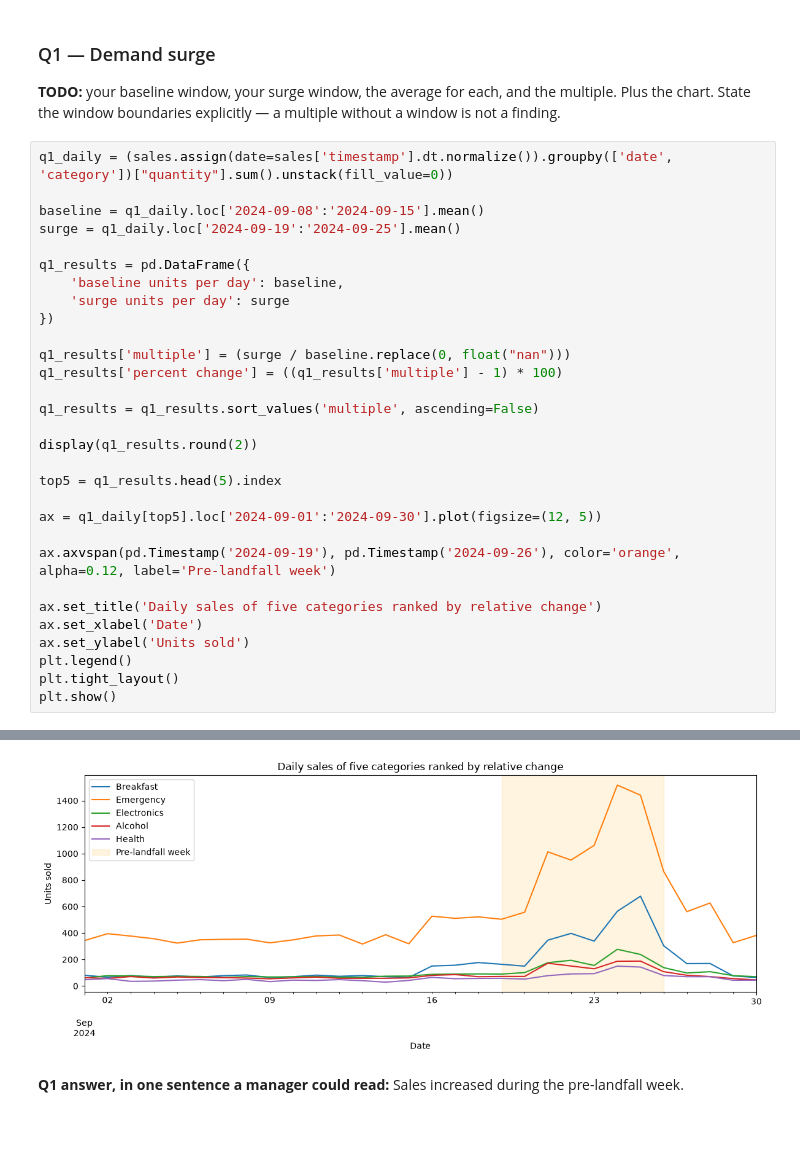
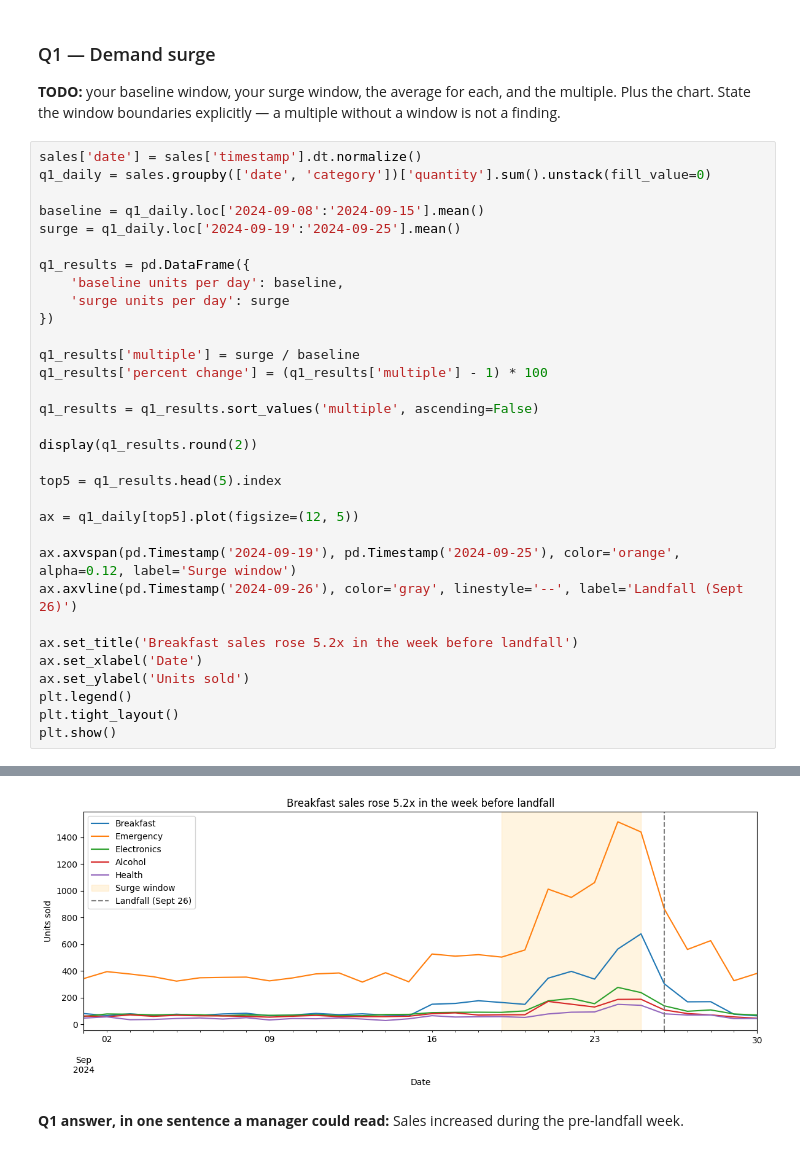
Before and after one commit to hyunderscore/walmart-hurricane-project, a Jupyter notebook: notebooks/2026_10_30_—_Midterm_Progress_—_Lab (1).ipynb, the cells around one changed output, grey strips where cells are left out. Cells and saved outputs as stored; diff of their text form.

Commit message:
made minor updates to Q1-Q3 charts and answers in midterm progress lab

```diff
--- a/notebooks/2026_10_30_—_Midterm_Progress_—_Lab (1).ipynb
+++ b/notebooks/2026_10_30_—_Midterm_Progress_—_Lab (1).ipynb
@@ -257,7 +257,8 @@ rows: 30
 
 **TODO:** your baseline window, your surge window, the average for each, and the multiple. Plus the chart. State the window boundaries explicitly — a multiple without a window is not a finding.
 # %%
-q1_daily = (sales.assign(date=sales['timestamp'].dt.normalize()).groupby(['date', 'category'])["quantity"].sum().unstack(fill_value=0))
+sales['date'] = sales['timestamp'].dt.normalize()
+q1_daily = sales.groupby(['date', 'category'])['quantity'].sum().unstack(fill_value=0)
 
 baseline = q1_daily.loc['2024-09-08':'2024-09-15'].mean()
 surge = q1_daily.loc['2024-09-19':'2024-09-25'].mean()
@@ -267,39 +268,40 @@ q1_results = pd.DataFrame({
     'surge units per day': surge
 })
 
-q1_results['multiple'] = (surge / baseline.replace(0, float("nan")))
-q1_results['percent change'] = ((q1_results['multiple'] - 1) * 100)
+q1_results['multiple'] = surge / baseline
+q1_results['percent change'] = (q1_results['multiple'] - 1) * 100
 
 q1_results = q1_results.sort_values('multiple', ascending=False)
 
 display(q1_results.round(2))
 
 top5 = q1_results.head(5).index
 
-ax = q1_daily[top5].loc['2024-09-01':'2024-09-30'].plot(figsize=(12, 5))
+ax = q1_daily[top5].plot(figsize=(12, 5))
 
-ax.axvspan(pd.Timestamp('2024-09-19'), pd.Timestamp('2024-09-26'), color='orange', alpha=0.12, label='Pre-landfall week')
+ax.axvspan(pd.Timestamp('2024-09-19'), pd.Timestamp('2024-09-25'), color='orange', alpha=0.12, label='Surge window')
+ax.axvline(pd.Timestamp('2024-09-26'), color='gray', linestyle='--', label='Landfall (Sept 26)')
 
-ax.set_title('Daily sales of five categories ranked by relative change')
+ax.set_title('Breakfast sales rose 5.2x in the week before landfall')
 ax.set_xlabel('Date')
 ax.set_ylabel('Units sold')
 plt.legend()
 plt.tight_layout()
 plt.show()
 # %% [output]
 |  | baseline units per day | surge units per day | multiple | percent change |
 | category |  |  |  |  |
 | Breakfast | 73.12 | 376.86 | 5.15 | 415.36 |
 | Emergency | 351.75 | 1006.43 | 2.86 | 186.12 |
 | Electronics | 70.00 | 175.86 | 2.51 | 151.22 |
 | Alcohol | 59.62 | 138.86 | 2.33 | 132.88 |
 | Health | 41.00 | 95.00 | 2.32 | 131.71 |
 | Entertainment | 102.00 | 228.57 | 2.24 | 124.09 |
 | Household | 84.62 | 176.29 | 2.08 | 108.31 |
 | Grocery | 169.75 | 306.57 | 1.81 | 80.60 |
 | Baby | 86.25 | 133.71 | 1.55 | 55.03 |
 | Snacks | 58.62 | 73.71 | 1.26 | 25.74 |
-[figure, old version]
+[figure, new version]
 # %% [markdown]
 **Q1 answer, in one sentence a manager could read:** Sales increased during the pre-landfall week.
 # %% [markdown]
```
Also changed, not shown: parts of 5 cells of this notebook.
